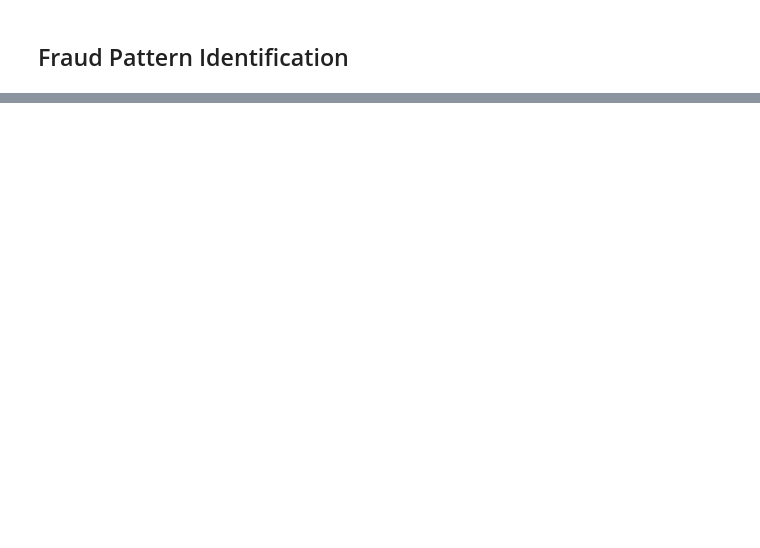
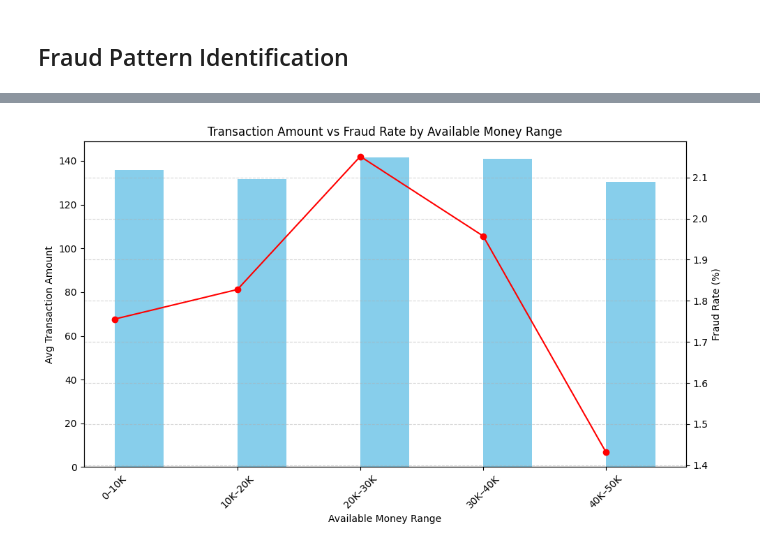
Before and after one commit to AsmitaOjha/Internship_ExtensoData_Work, a Jupyter notebook: Projects/Task_3_EDA/notebook/EDA.ipynb, the cells around one changed output, grey strips where cells are left out. Drawn from its saved outputs; the diff is of its cells as text; code cells hidden in the pictures; blank space fills up the shorter version.

```diff
--- a/Projects/Task_3_EDA/notebook/EDA.ipynb
+++ b/Projects/Task_3_EDA/notebook/EDA.ipynb
@@ -593,0 +754,31 @@ Name: isFraud, dtype: float64
+# %%
+bin_edges = [0, 10000, 20000, 30000, 40000, 50000]
+bin_labels = ['0–10K', '10K–20K', '20K–30K', '30K–40K', '40K–50K']
+# Bin the 'availableMoney' column
+df['money_bin'] = pd.cut(df['availableMoney'], bins=bin_edges, labels=bin_labels, include_lowest=True)
+
+# Aggregate with observed=False (current behavior)
+avg_amount = df.groupby('money_bin', observed=False)['transactionAmount'].mean()
+fraud_rate = df.groupby('money_bin', observed=False)['isFraud'].mean() * 100
+
+# Plotting
+fig, ax1 = plt.subplots(figsize=(10, 6))
+
+# Bar plot for average transaction amount
+avg_amount.plot(kind='bar', color='skyblue', ax=ax1, position=0, width=0.4, label='Avg Transaction Amount')
+ax1.set_ylabel("Avg Transaction Amount")
+ax1.set_xlabel("Available Money Range")
+
+# Line plot for fraud rate
+ax2 = ax1.twinx()
+fraud_rate.plot(kind='line', color='red', marker='o', ax=ax2, label='Fraud Rate (%)')
+ax2.set_ylabel("Fraud Rate (%)")
+
+# Title and layout
+plt.title("Transaction Amount vs Fraud Rate by Available Money Range")
+ax1.set_xticklabels(bin_labels, rotation=45)
+fig.tight_layout()
+plt.grid(True, linestyle='--', alpha=0.5)
+plt.show()
+# %% [output]
+[figure, added]
```
Also changed, not shown: parts of 16 cells of this notebook, 1 other file.
